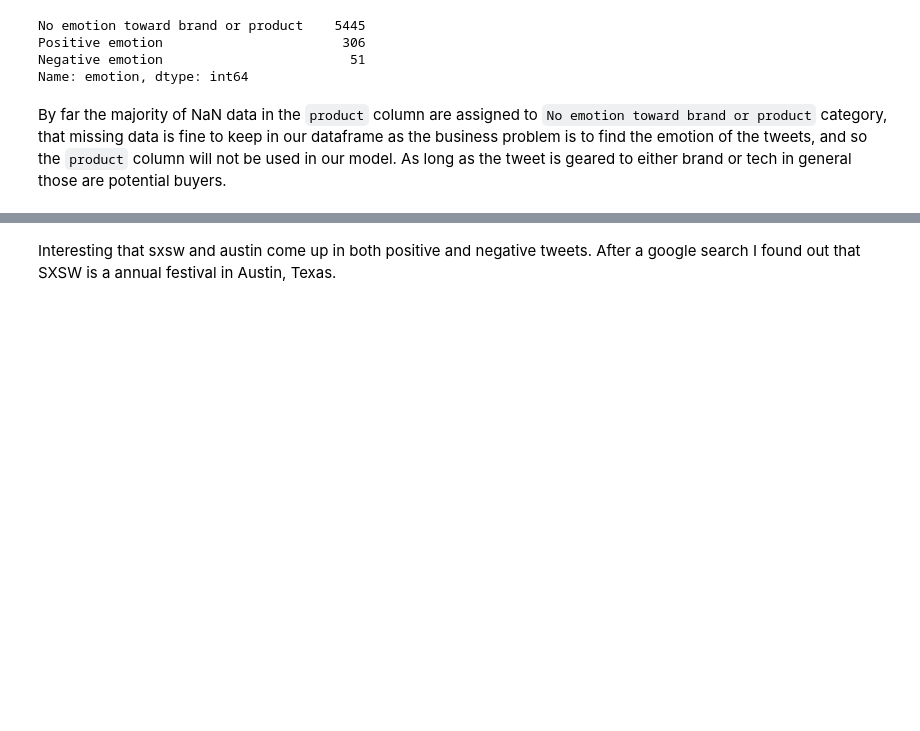
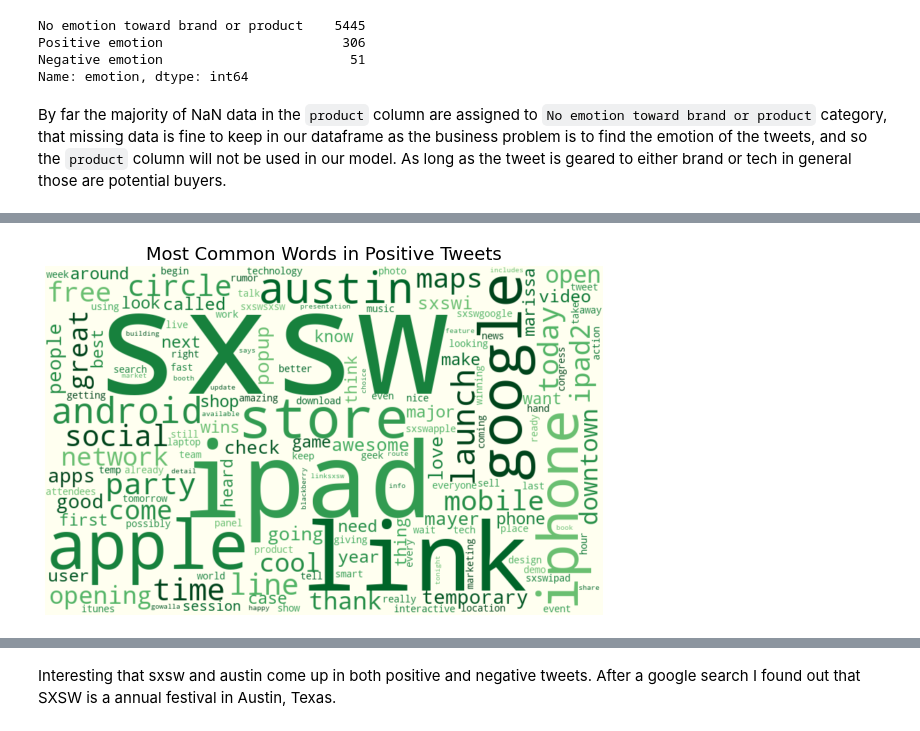
Before and after one commit to rachelfein/Twitter-Sentiment-Analysis, a Jupyter notebook: Twitter Sentiment Analysis.ipynb, the cells around one changed output, grey strips where cells are left out. Saved outputs shown, nothing was run; the diff lists cells and outputs as text; code cells hidden in the pictures; blank space fills up the shorter version.

```diff
--- a/Twitter Sentiment Analysis.ipynb
+++ b/Twitter Sentiment Analysis.ipynb
@@ -510,0 +474,20 @@ plt.show()
+# %%
+# Make a darker cmap for the wordcloud
+dark_greens = mpl.cm.Greens(np.linspace(0,1,20))
+dark_greens = mpl.colors.ListedColormap(dark_greens[10:,:-1])
+
+# Building a wordcloud words from positive tweets
+from wordcloud import WordCloud
+wordcloud = WordCloud(width=800, height=500, random_state=19,
+                      collocations = False, max_words = 150,
+                      colormap=dark_greens, background_color='ivory').generate(pos_sentiment_words)
+plt.figure(figsize=(10, 7))
+plt.imshow(wordcloud, interpolation='bilinear')
+plt.title('Most Common Words in Positive Tweets')
+plt.axis('off')
+plt.show()
+
+# Save image
+plt.savefig("images/positivecloud.png", dpi=150, bbox_inches = "tight")
+# %% [output]
+[figure, added]
```
Also changed, not shown: parts of 140 cells of this notebook, 1 other file.
